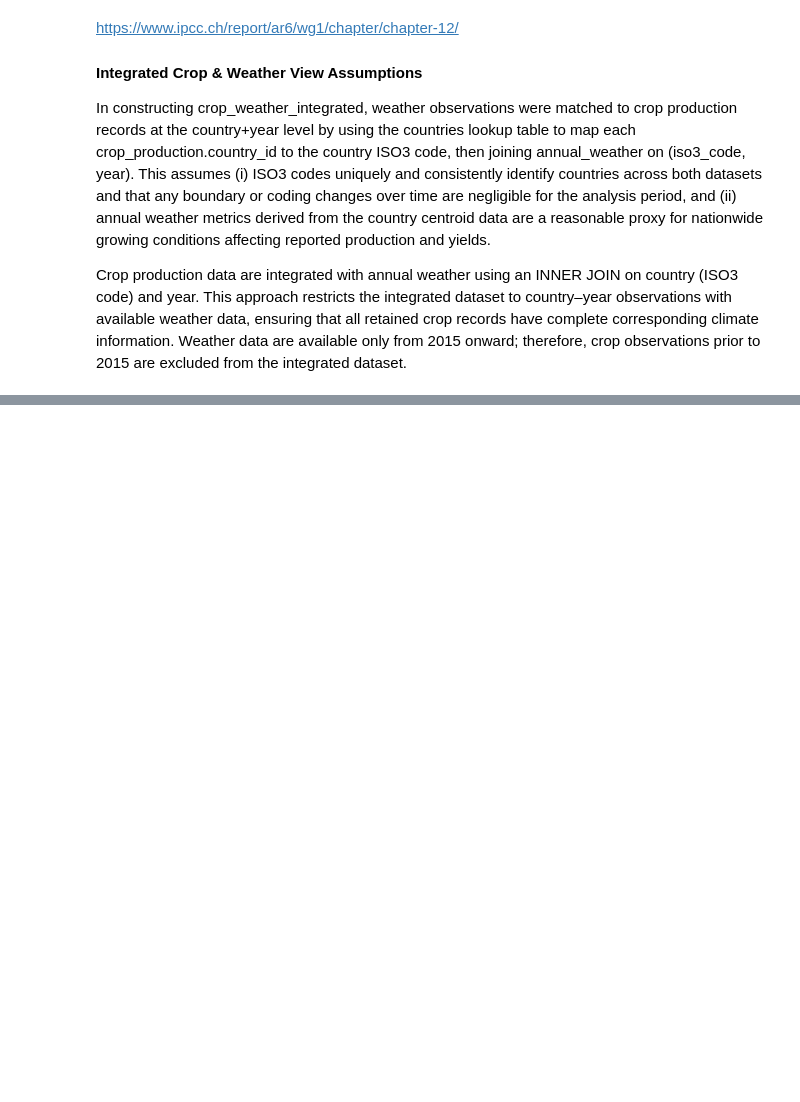
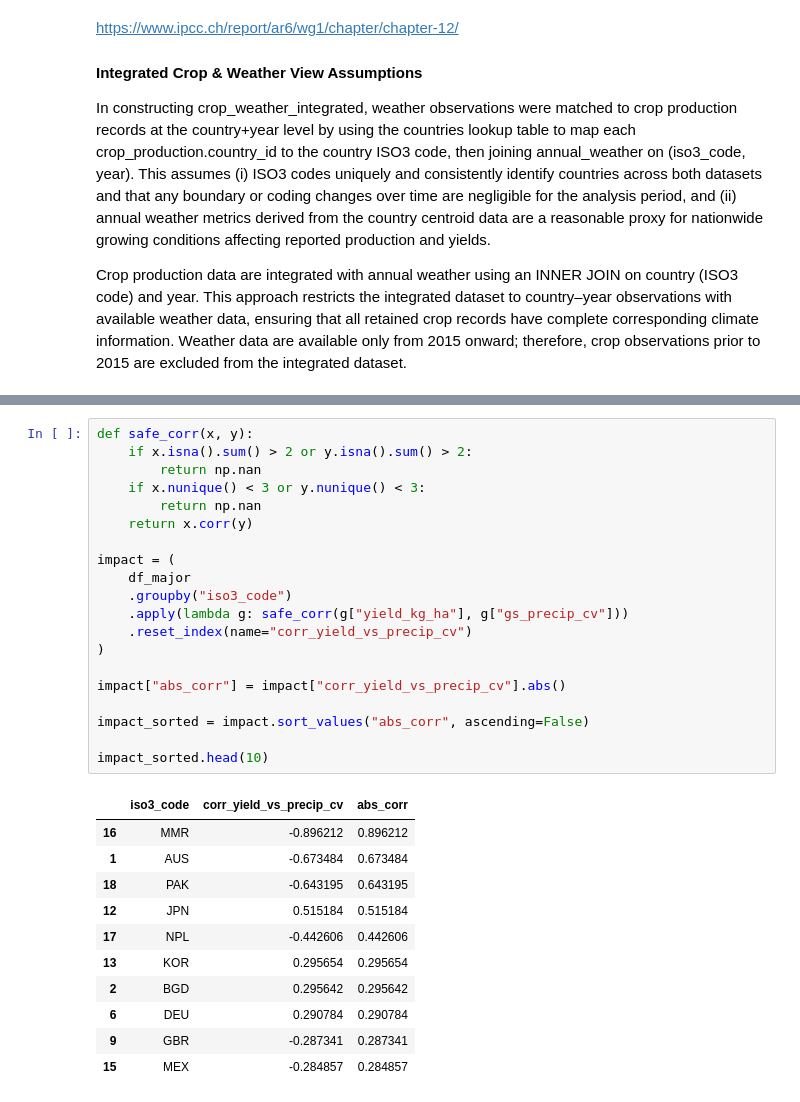
Before and after one commit to clareubc/521d_assignment, a Jupyter notebook: notebooks/Assignment 2.ipynb, the cells around one changed output, grey strips where cells are left out. Cells and saved outputs as stored; diff of their text form; blank space fills up the shorter version.

```diff
--- a/notebooks/Assignment 2.ipynb
+++ b/notebooks/Assignment 2.ipynb
@@ -1120,0 +1250,32 @@ Crop production data are integrated with annual weather using an INNER JOIN on c
+# %%
+def safe_corr(x, y):
+    if x.isna().sum() > 2 or y.isna().sum() > 2:
+        return np.nan
+    if x.nunique() < 3 or y.nunique() < 3:
+        return np.nan
+    return x.corr(y)
+
+impact = (
+    df_major
+    .groupby("iso3_code")
+    .apply(lambda g: safe_corr(g["yield_kg_ha"], g["gs_precip_cv"]))
+    .reset_index(name="corr_yield_vs_precip_cv")
+)
+
+impact["abs_corr"] = impact["corr_yield_vs_precip_cv"].abs()
+
+impact_sorted = impact.sort_values("abs_corr", ascending=False)
+
+impact_sorted.head(10)
+# %% [output]
+|  | iso3_code | corr_yield_vs_precip_cv | abs_corr |
+| 16 | MMR | -0.896212 | 0.896212 |
+| 1 | AUS | -0.673484 | 0.673484 |
+| 18 | PAK | -0.643195 | 0.643195 |
+| 12 | JPN | 0.515184 | 0.515184 |
+| 17 | NPL | -0.442606 | 0.442606 |
+| 13 | KOR | 0.295654 | 0.295654 |
+| 2 | BGD | 0.295642 | 0.295642 |
+| 6 | DEU | 0.290784 | 0.290784 |
+| 9 | GBR | -0.287341 | 0.287341 |
+| 15 | MEX | -0.284857 | 0.284857 |
```
Also changed, not shown: parts of 34 cells of this notebook.
